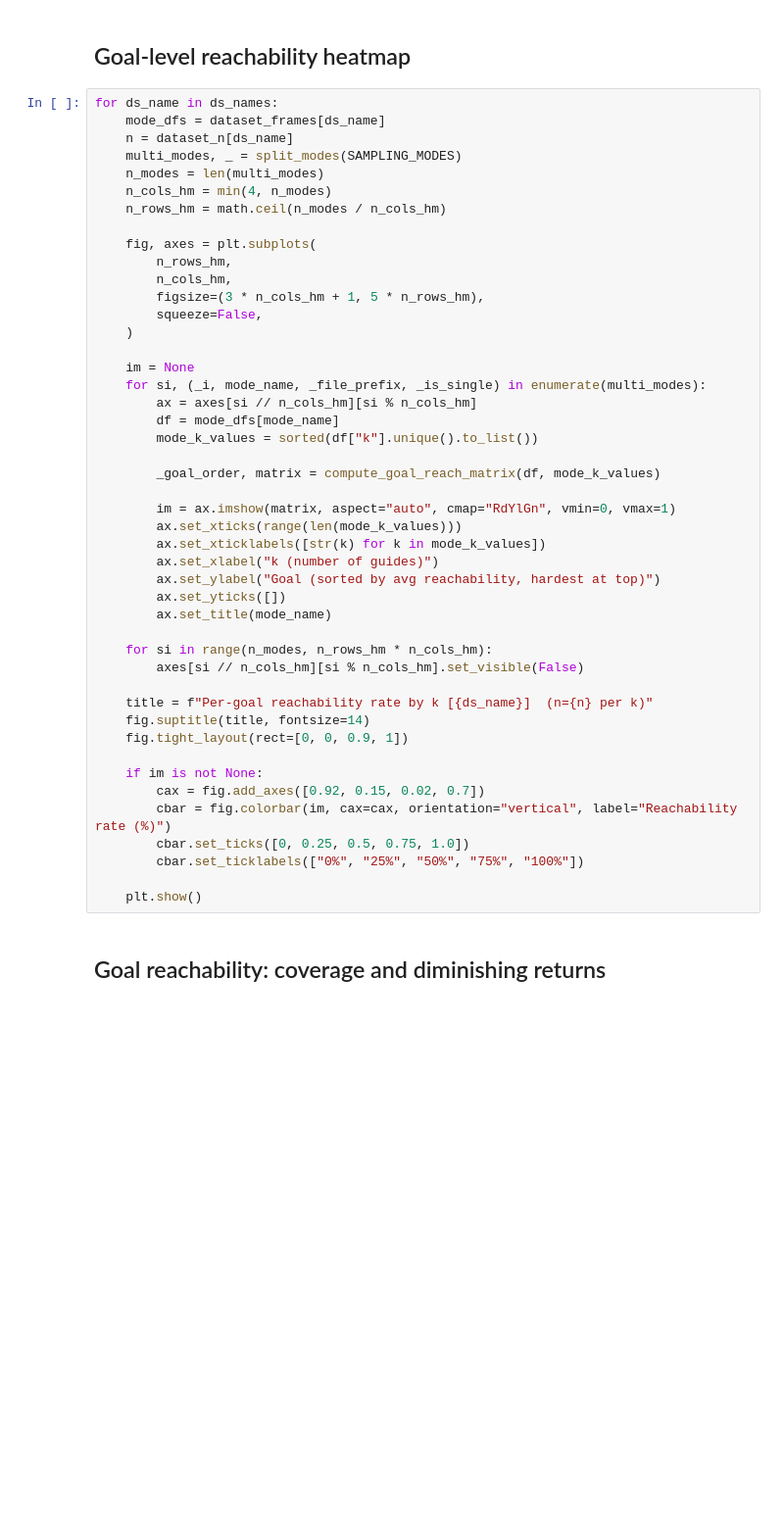
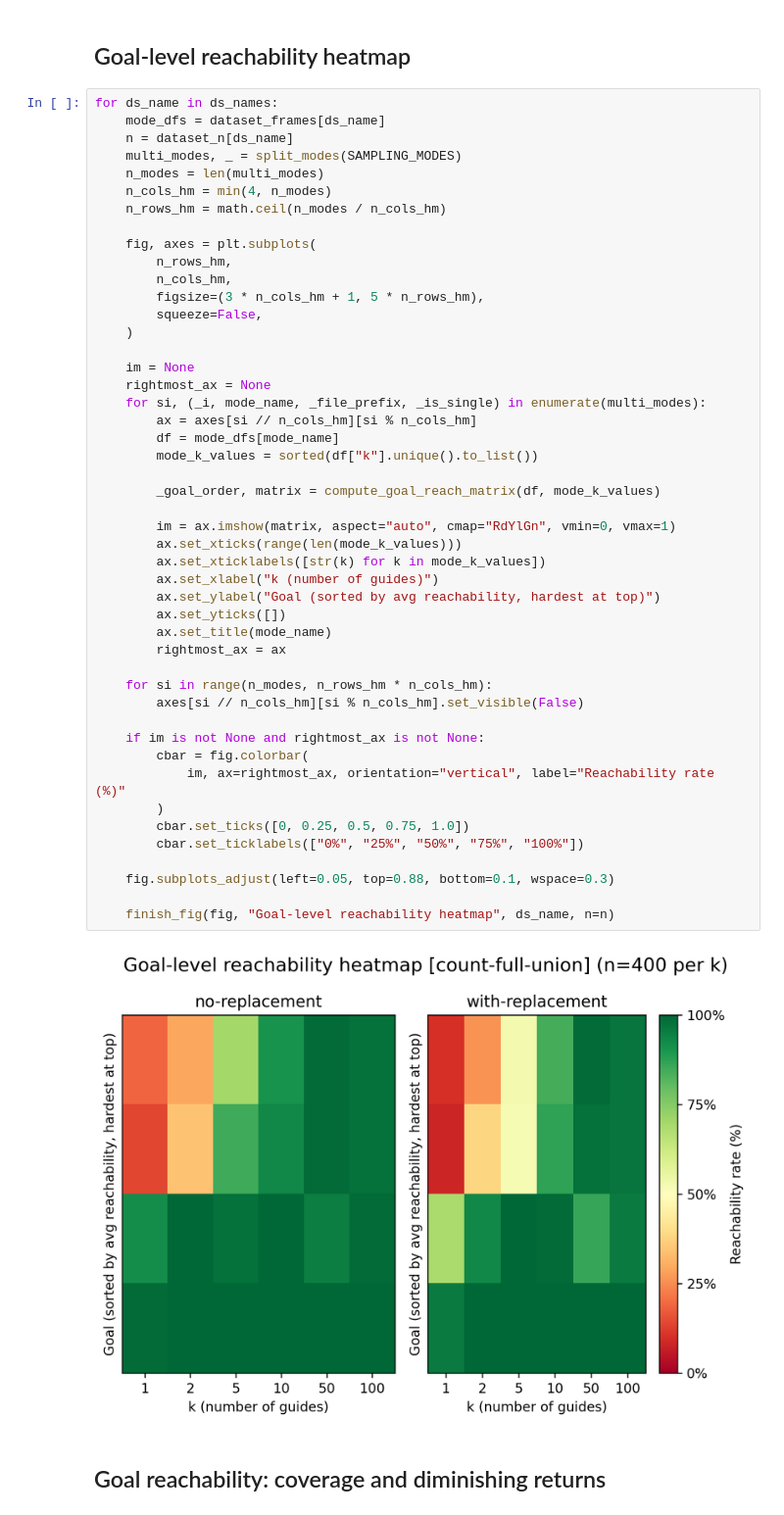
Before and after one commit to SaltyPeppermint/rise-distance, a Jupyter notebook: analysis/random_strategies.ipynb, the cells around one changed output. Shown at 98% size. Saved outputs shown, nothing was run; the diff lists cells and outputs as text; blank space fills up the shorter version.

Commit message:
save plots plus cleanup of heatmap

```diff
--- a/analysis/random_strategies.ipynb
+++ b/analysis/random_strategies.ipynb
@@ -458,41 +501,44 @@ for ds_name in ds_names:
 
     fig, axes = plt.subplots(
         n_rows_hm,
         n_cols_hm,
         figsize=(3 * n_cols_hm + 1, 5 * n_rows_hm),
         squeeze=False,
     )
 
     im = None
+    rightmost_ax = None
     for si, (_i, mode_name, _file_prefix, _is_single) in enumerate(multi_modes):
         ax = axes[si // n_cols_hm][si % n_cols_hm]
         df = mode_dfs[mode_name]
         mode_k_values = sorted(df["k"].unique().to_list())
 
         _goal_order, matrix = compute_goal_reach_matrix(df, mode_k_values)
 
         im = ax.imshow(matrix, aspect="auto", cmap="RdYlGn", vmin=0, vmax=1)
         ax.set_xticks(range(len(mode_k_values)))
         ax.set_xticklabels([str(k) for k in mode_k_values])
         ax.set_xlabel("k (number of guides)")
         ax.set_ylabel("Goal (sorted by avg reachability, hardest at top)")
         ax.set_yticks([])
         ax.set_title(mode_name)
+        rightmost_ax = ax
 
     for si in range(n_modes, n_rows_hm * n_cols_hm):
         axes[si // n_cols_hm][si % n_cols_hm].set_visible(False)
 
-    title = f"Per-goal reachability rate by k [{ds_name}]  (n={n} per k)"
-    fig.suptitle(title, fontsize=14)
-    fig.tight_layout(rect=[0, 0, 0.9, 1])
-
-    if im is not None:
-        cax = fig.add_axes([0.92, 0.15, 0.02, 0.7])
-        cbar = fig.colorbar(im, cax=cax, orientation="vertical", label="Reachability rate (%)")
+    if im is not None and rightmost_ax is not None:
+        cbar = fig.colorbar(
+            im, ax=rightmost_ax, orientation="vertical", label="Reachability rate (%)"
+        )
         cbar.set_ticks([0, 0.25, 0.5, 0.75, 1.0])
         cbar.set_ticklabels(["0%", "25%", "50%", "75%", "100%"])
 
-    plt.show()
+    fig.subplots_adjust(left=0.05, top=0.88, bottom=0.1, wspace=0.3)
+
+    finish_fig(fig, "Goal-level reachability heatmap", ds_name, n=n)
+# %% [output]
+[figure, added]
 # %% [markdown]
 ## Goal reachability: coverage and diminishing returns
 # %%
```
Also changed, not shown: parts of 12 cells of this notebook, 2 other files.
